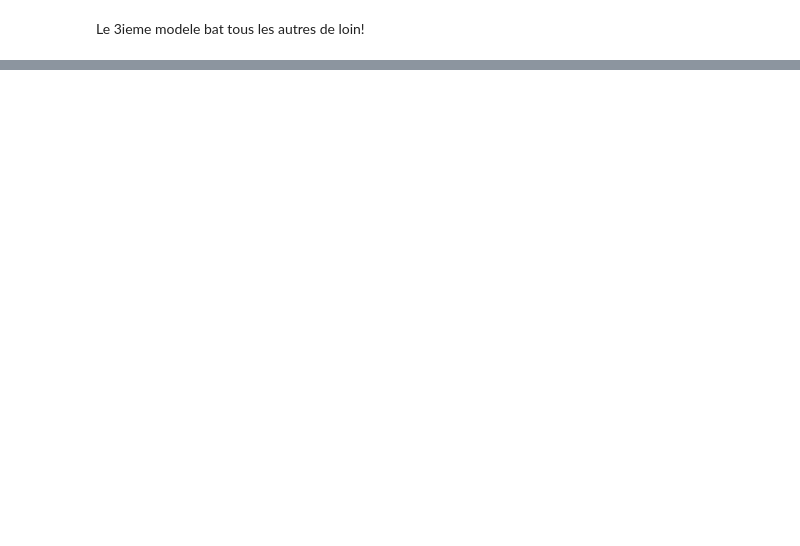
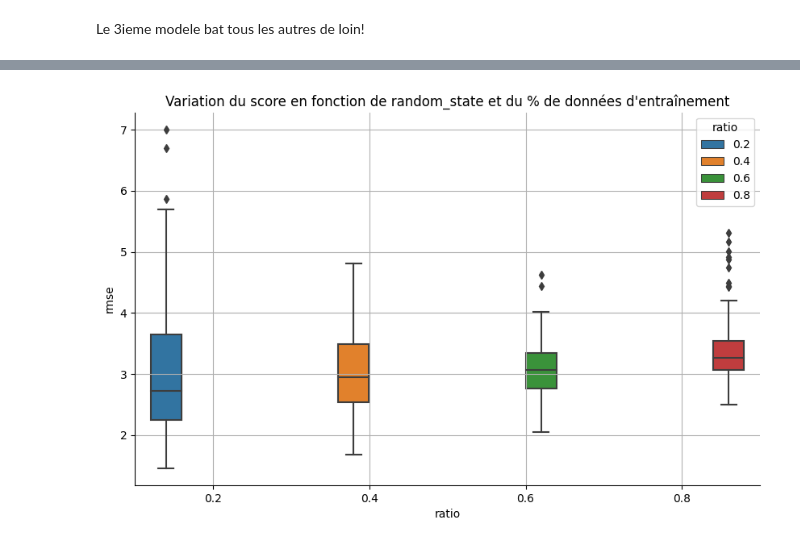
Before and after one commit to OpenClassrooms-Student-Center/8063076-Initiez-vous-au-Machine-Learning, a Jupyter notebook: notebooks/P2C2_principe_regression_lineaire.ipynb, the cells around one changed output, grey strips where cells are left out. Saved outputs shown, nothing was run; the diff lists cells and outputs as text; code cells hidden in the pictures; blank space fills up the shorter version.

```diff
--- a/notebooks/P2C2_principe_regression_lineaire.ipynb
+++ b/notebooks/P2C2_principe_regression_lineaire.ipynb
@@ -209,9 +209,9 @@ Sur le même principe, on va comparer les 3 régressions
 df['tv_radio'] = df.tv * df.radio
 # %%
 regressions = {
-    'simple'  :     ['tv','radio','journaux'],
-    'quadratique': ['tv','radio','journaux', 'tv2'],
-    'terme croisée':['tv','radio','journaux', 'tv_radio']
+    'simple: y ~ tv + radio + journaux'  :     ['tv','radio','journaux'],
+    'quadratique: y ~ tv + radio + journaux + tv2': ['tv','radio','journaux', 'tv2'],
+    'terme croisée: y ~ tv + radio + journaux + tv*radio':['tv','radio','journaux', 'tv_radio']
 }
 # %%
 # la varibale cible est toujours la même
@@ -252,0 +259,36 @@ Le 3ieme modele bat tous les autres de loin!
+# %%
+train_test_ratio = [0.2, 0.4, 0.6, 0.8]
+
+random_seeds = [n for n  in  range(0,200,1)]
+# %%
+# Loop progress
+from tqdm import tqdm
+
+# back to simple regression
+X = df[['tv','radio','journaux']]
+y = df.ventes
+
+scores = []
+
+for ratio in tqdm(train_test_ratio):
+    for seed in random_seeds:
+        X_train, X_test, y_train, y_test = train_test_split(X, y, test_size=ratio, random_state=seed)
+
+        reg.fit(X_train, y_train)
+        # Prediction sur le test set
+        y_pred_test = reg.predict(X_test)
+
+        scores.append({
+            'ratio': ratio,
+            'seed': seed,
+            'rmse': mean_squared_error(y_test, y_pred_test)
+        })
+scores = pd.DataFrame(scores)
+# %%
+fig = plt.figure(figsize=(10, 6))
+sns.boxplot(x = 'ratio', y = 'rmse', hue = 'ratio', data = scores )
+sns.despine()
+plt.title("Variation du score en fonction de random_state et du % de données d'entraînement")
+plt.grid()
+# %% [output]
+[figure, added]
```
Also changed, not shown: parts of 2 cells of this notebook, 1 other file.
